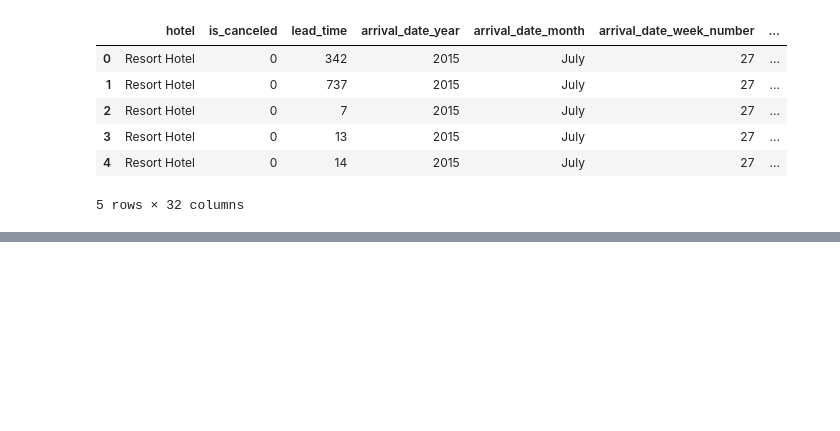
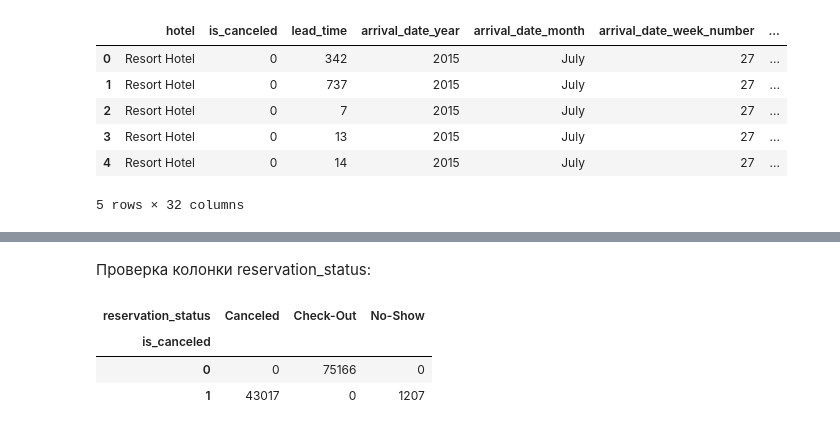
Before and after one commit to bogatyrevata/hotel-cancellations, a Jupyter notebook: notebooks/01_eda.ipynb, the cells around one changed output, grey strips where cells are left out. Drawn from its saved outputs; the diff is of its cells as text; code cells hidden in the pictures; blank space fills up the shorter version.

```diff
--- a/notebooks/01_eda.ipynb
+++ b/notebooks/01_eda.ipynb
@@ -37,0 +141,9 @@ df.head()
+# %% [markdown]
+Проверка колонки reservation_status:
+# %%
+pd.crosstab(df['is_canceled'], df['reservation_status'])
+# %% [output]
+| reservation_status | Canceled | Check-Out | No-Show |
+| is_canceled |  |  |  |
+| 0 | 0 | 75166 | 0 |
+| 1 | 43017 | 0 | 1207 |
```
Also changed, not shown: parts of 8 cells of this notebook.
